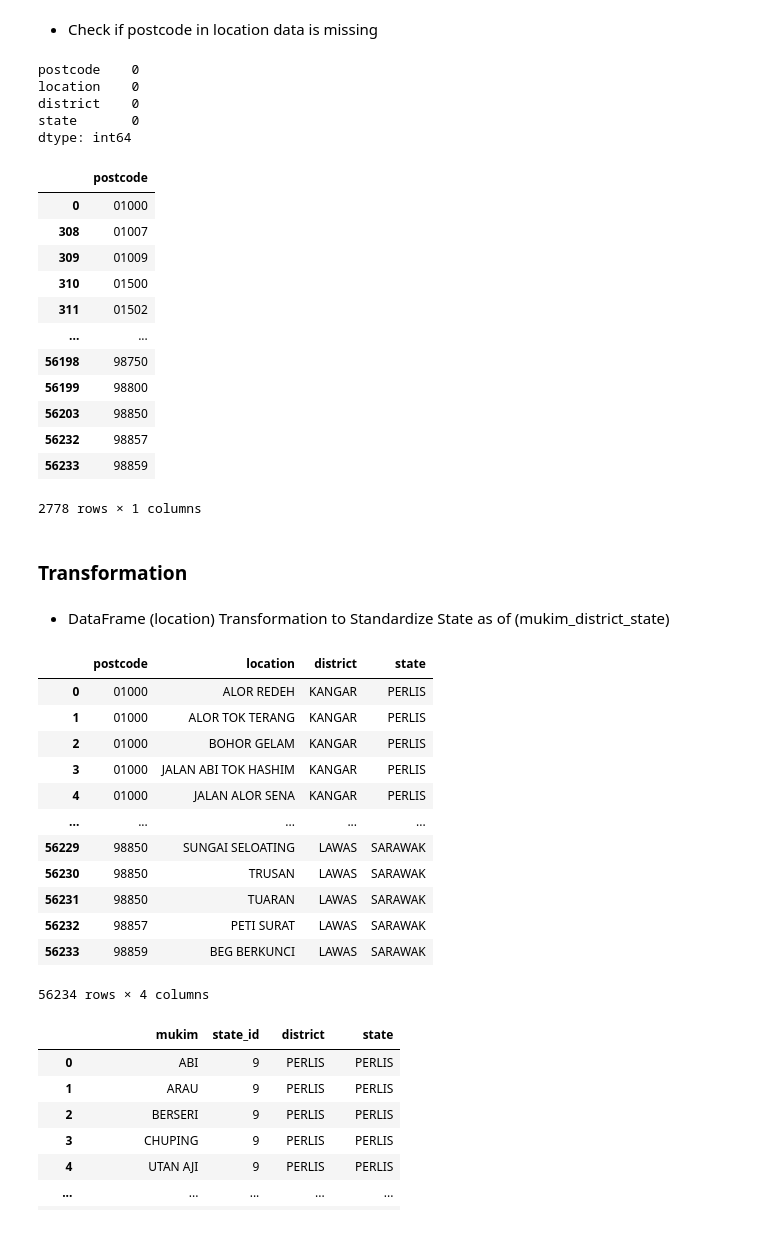
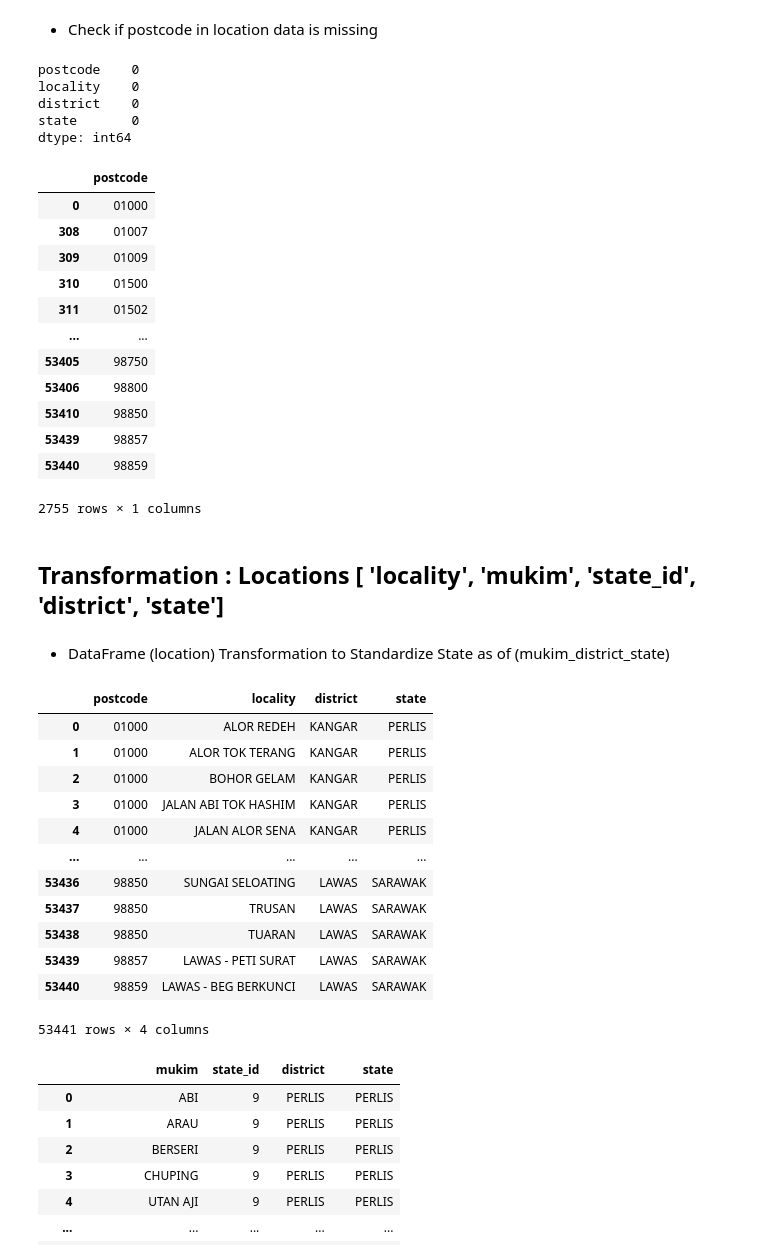
Before and after one commit to izardy/postcode-district-subdistrict-mapper, a Jupyter notebook: notebook/data-prep.ipynb, the cells around one changed output. Cells and saved outputs as stored; diff of their text form; code cells hidden in the pictures.

```diff
--- a/notebook/data-prep.ipynb
+++ b/notebook/data-prep.ipynb
@@ -278,0 +261,7 @@ location
+# %%
+locality=pd.read_csv('../data_source/malaysia-postcode-subdistrict-district-state.csv',dtype=str)
+#locality.columns=['postcode','locality','district','state']
+locality['postcode'] = locality['postcode'].apply(
+    lambda x: '0' + str(x) if len(str(x)) == 4 else str(x)
+)
+locality
@@ -279,15 +282,15 @@ location
 # %% [markdown]
 - Check if postcode in location data is missing
 # %%
-location.isnull().sum()
+locality.isnull().sum()
 # %% [output]
 postcode    0
-location    0
+locality    0
 district    0
 state       0
 dtype: int64
 # %%
-location[['postcode']].drop_duplicates()
+locality[['postcode']].drop_duplicates()
 # %% [output]
 |  | postcode |
 | 0 | 01000 |
@@ -296,18 +299,18 @@ location[['postcode']].drop_duplicates()
 | 310 | 01500 |
 | 311 | 01502 |
 | ... | ... |
-| 56198 | 98750 |
-| 56199 | 98800 |
-| 56203 | 98850 |
-| 56232 | 98857 |
-| 56233 | 98859 |
+| 53405 | 98750 |
+| 53406 | 98800 |
+| 53410 | 98850 |
+| 53439 | 98857 |
+| 53440 | 98859 |
-2778 rows × 1 columns
+2755 rows × 1 columns
-# %% [markdown]
-### Transformation
+# %% [markdown]
+## Transformation : Locations [ 'locality', 'mukim', 'state_id', 'district', 'state']
 # %% [markdown]
 - DataFrame (location) Transformation to Standardize State as of (mukim_district_state)
 # %%
-location_state =\
+locality_state =\
 [
     ['JHR','JOHOR'],
     ['KDH','KEDAH'],
@@ -327,26 +330,26 @@ location_state =\
     ['TRG','TERENGGANU']
 ]
 
-for state in location_state:
-    location['state']=np.where(location['state']==state[0],state[1],location['state'])
+for state in locality_state:
+    locality['state']=np.where(locality['state']==state[0],state[1],locality['state'])
 # %%
-location['district']=location['district'].str.upper()
-location['location']=location['location'].str.upper()
-location
+locality['district']=locality['district'].str.upper()
+locality['locality']=locality['locality'].str.upper()
+locality
 # %% [output]
-|  | postcode | location | district | state |
+|  | postcode | locality | district | state |
 | 0 | 01000 | ALOR REDEH | KANGAR | PERLIS |
 | 1 | 01000 | ALOR TOK TERANG | KANGAR | PERLIS |
 | 2 | 01000 | BOHOR GELAM | KANGAR | PERLIS |
 | 3 | 01000 | JALAN ABI TOK HASHIM | KANGAR | PERLIS |
 | 4 | 01000 | JALAN ALOR SENA | KANGAR | PERLIS |
 | ... | ... | ... | ... | ... |
-| 56229 | 98850 | SUNGAI SELOATING | LAWAS | SARAWAK |
-| 56230 | 98850 | TRUSAN | LAWAS | SARAWAK |
-| 56231 | 98850 | TUARAN | LAWAS | SARAWAK |
-| 56232 | 98857 | PETI SURAT | LAWAS | SARAWAK |
-| 56233 | 98859 | BEG BERKUNCI | LAWAS | SARAWAK |
+| 53436 | 98850 | SUNGAI SELOATING | LAWAS | SARAWAK |
+| 53437 | 98850 | TRUSAN | LAWAS | SARAWAK |
+| 53438 | 98850 | TUARAN | LAWAS | SARAWAK |
+| 53439 | 98857 | LAWAS - PETI SURAT | LAWAS | SARAWAK |
+| 53440 | 98859 | LAWAS - BEG BERKUNCI | LAWAS | SARAWAK |
-56234 rows × 4 columns
+53441 rows × 4 columns
 # %%
 mukim_district_state['state']=mukim_district_state['state'].str.upper()
 mukim_district_state['district']=mukim_district_state['district'].str.upper()
```
Also changed, not shown: parts of 51 cells of this notebook, 1 other file.
